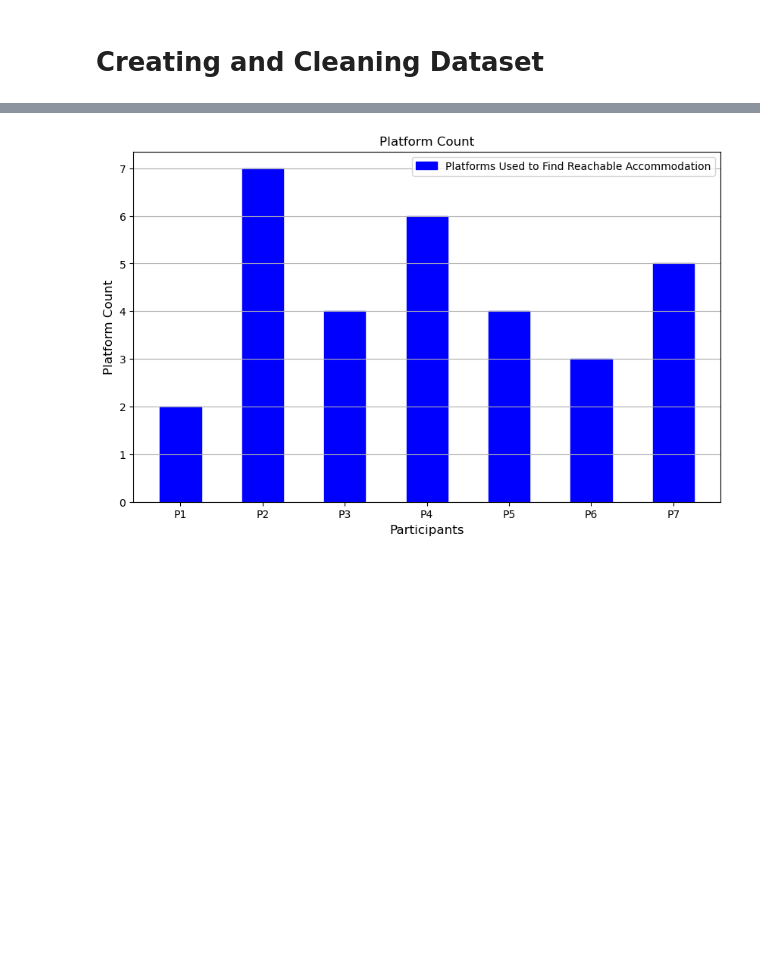
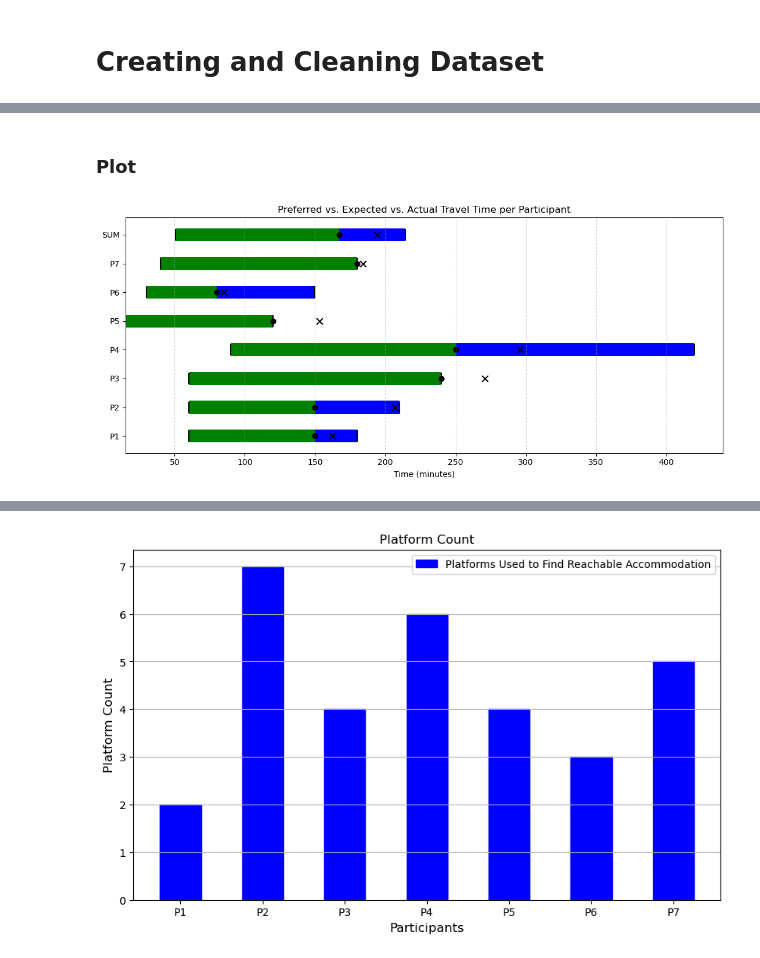
Before and after one commit to althomi3/Master-Thesis, a Jupyter notebook: main.ipynb, the cells around one changed output, grey strips where cells are left out. Cells and saved outputs as stored; diff of their text form; code cells hidden in the pictures; blank space fills up the shorter version.

Commit message:
visualizes plots

```diff
--- a/main.ipynb
+++ b/main.ipynb
@@ -67,0 +112,39 @@ df_task_performance_trans
+# %% [markdown]
+### Plot
+# %%
+plt.figure(figsize=(11, 5))
+
+for i, row in df_task_quality.iterrows():
+    # Green segment (below expected)
+    plt.barh(
+        y=i,
+        width=row["Expected"] - row["Min_pref"],
+        left=row["Min_pref"],
+        height=0.45,
+        color="green"
+    )
+
+    # Red segment (above expected)
+    plt.barh(
+        y=i,
+        width=row["Max_pref"] - row["Expected"],
+        left=row["Expected"],
+        height=0.45,
+        color="blue"
+    )
+
+    # Markers
+    plt.scatter(row["Min_pref"], i, marker="|", s=200, color="black")
+    plt.scatter(row["Expected"], i, marker="o", s=40, color="black")
+    plt.scatter(row["Actual"], i, marker="x", s=60, color="black")
+    plt.scatter(row["Max_pref"], i, marker="|", s=200, color="black")
+
+plt.yticks(y_pos, df_task_quality.index)
+plt.xlabel("Time (minutes)")
+plt.title("Preferred vs. Expected vs. Actual Travel Time per Participant")
+plt.grid(axis="x", linestyle="--", alpha=0.5)
+plt.tight_layout()
+plt.savefig('3_1_task_solution_quality_overview.png')
+plt.show()
+# %% [output]
+[figure, added]
```
Also changed, not shown: parts of 22 cells of this notebook, 2 other files.
